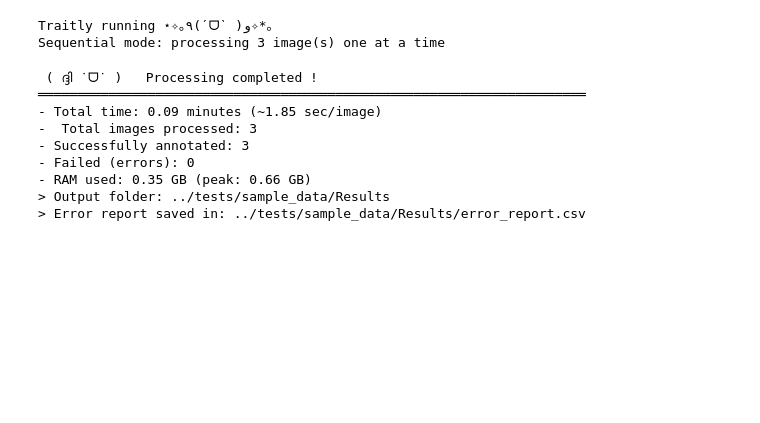
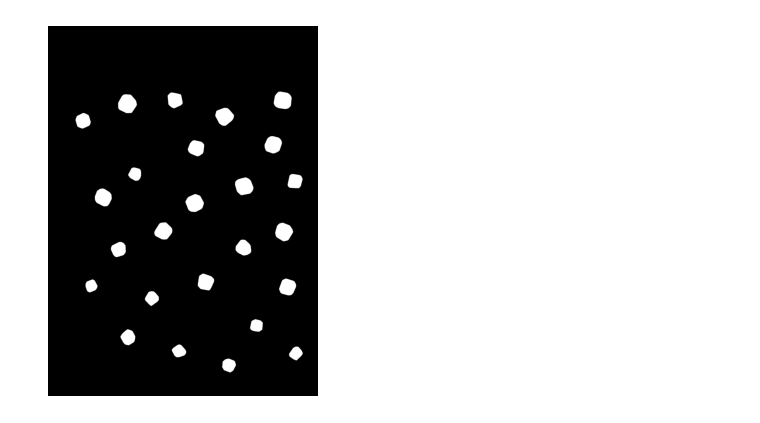
Before and after one commit to mariameraz/traitly, a Jupyter notebook: src/example.ipynb, the cells around one changed output. Saved outputs shown, nothing was run; the diff lists cells and outputs as text; code cells hidden in the pictures; blank space fills up the shorter version.

```diff
--- a/src/example.ipynb
+++ b/src/example.ipynb
@@ -40,15 +35,0 @@ analyzer.analyze_image(plot = True)
-# %%
-from traitly.internal_structure import FruitAnalyzer
-FruitAnalyzer('../tests/sample_data/').analyze_folder(detect_label = False)
-# %% [output]
-Traitly running ⋆✧｡٩(ˊᗜˋ )و✧*｡
-Sequential mode: processing 3 image(s) one at a time
- ( ദ്ദി ˙ᗜ˙ )   Processing completed !
-══════════════════════════════════════════════════════════════════════
-- Total time: 0.09 minutes (~1.85 sec/image)
--  Total images processed: 3
-- Successfully annotated: 3
-- Failed (errors): 0
-- RAM used: 0.35 GB (peak: 0.66 GB)
-> Output folder: ../tests/sample_data/Results
-> Error report saved in: ../tests/sample_data/Results/error_report.csv
@@ -54,0 +88,25 @@ Sequential mode: processing 3 image(s) one at a time
+# %%
+import numpy as np
+import matplotlib.pyplot as plt
+
+img = analyzer.img.copy()
+
+# Empty mask using the image dimesnions
+combined = np.zeros(img.shape[:2], dtype=np.uint8)
+
+for fruit_id, locs in analyzer.fruit_locus_map.items():
+    _, _, mask = get_inner_pericarp_area(
+        locules = locs,
+        contours = analyzer.contours,
+        img = img,
+        draw_inner_pericarp = True
+    )
+
+    if mask is not None:
+        combined = np.maximum(combined, mask)   # OR binario
+
+plt.imshow(combined, cmap="gray")
+plt.axis("off")
+plt.show()
+# %% [output]
+[figure, added]
```
Also changed, not shown: parts of 13 cells of this notebook, 6 other files.
